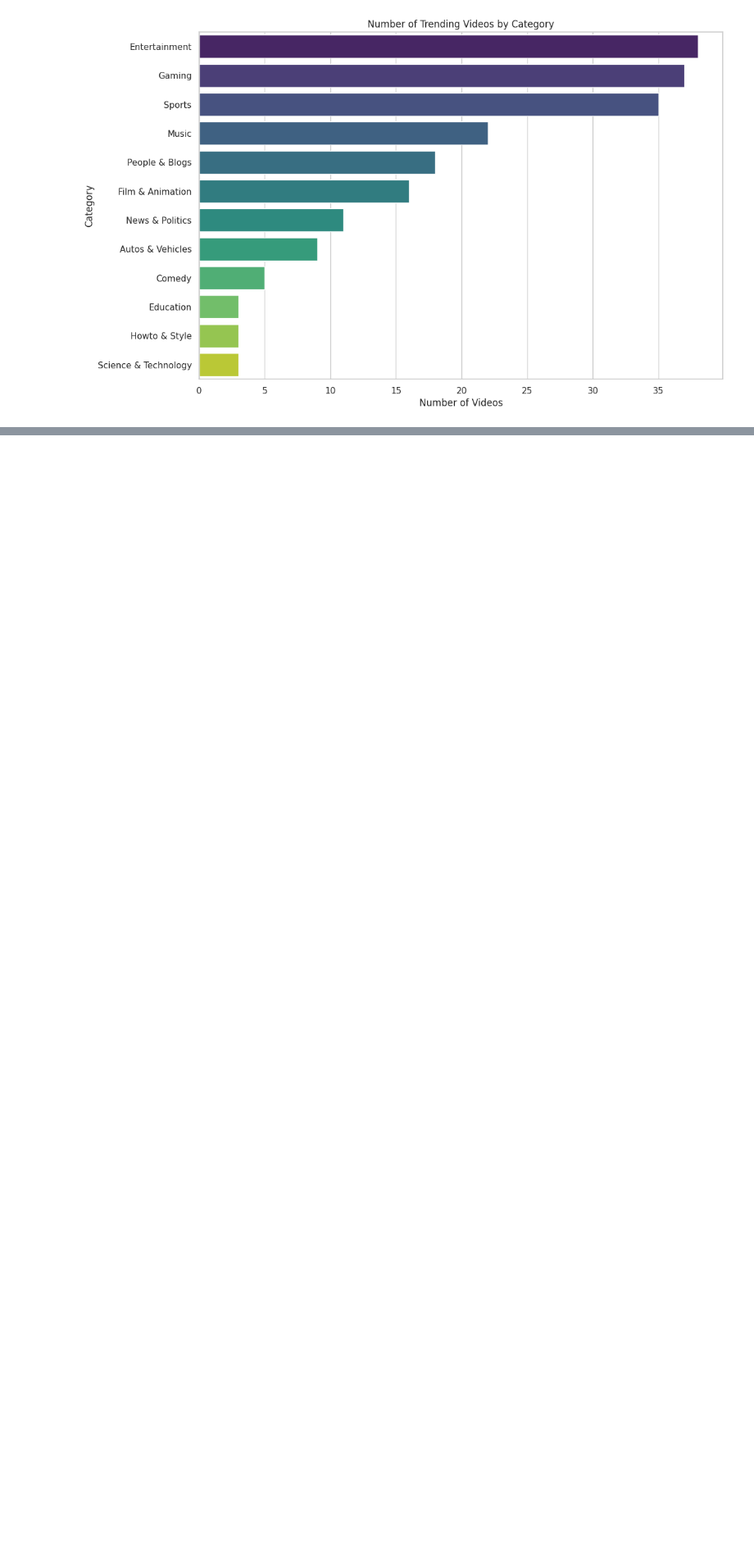
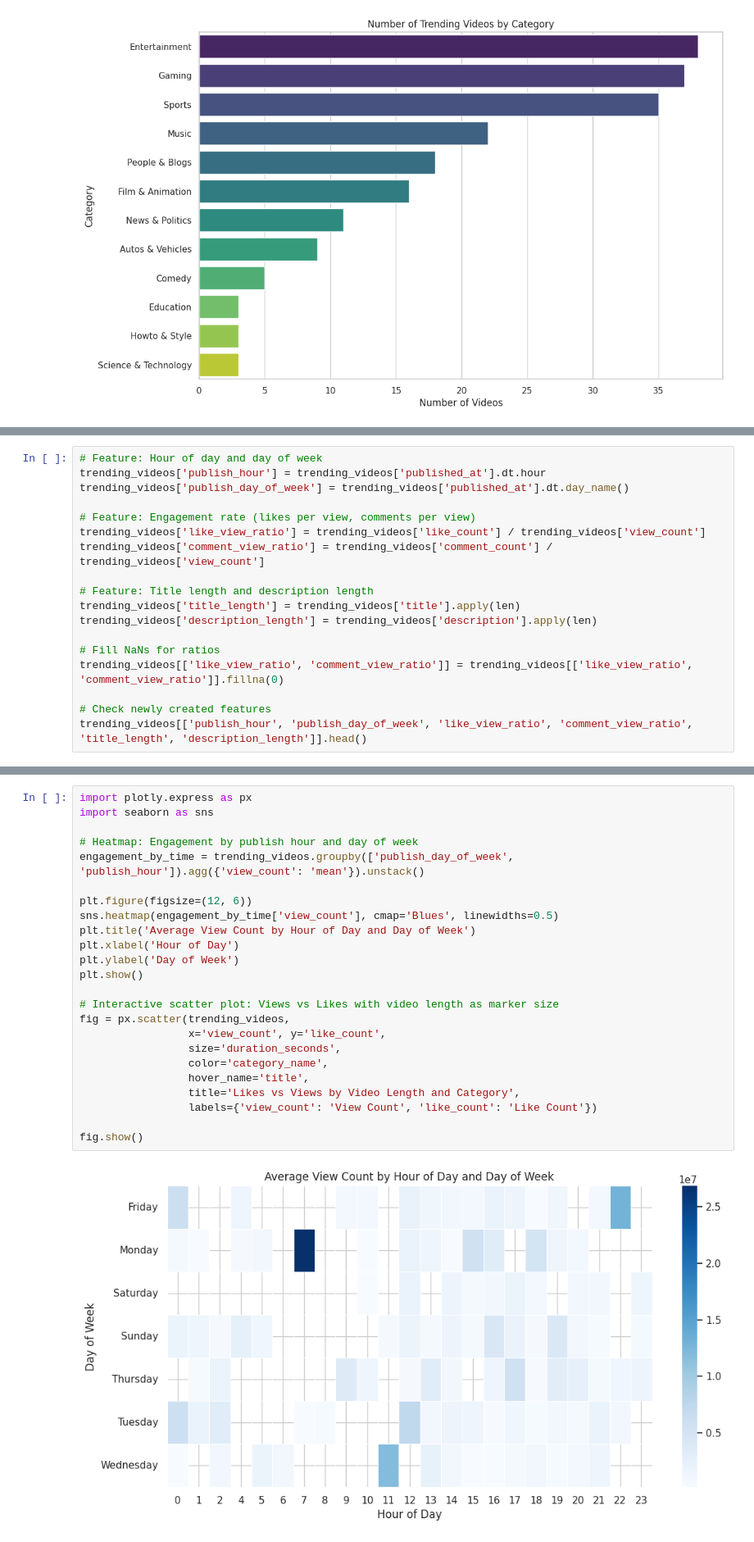
Before and after one commit to ARYAA98/YoutubeDataAnalysis, a Jupyter notebook: UK_YoutubeDataAnalysis.ipynb, the cells around one changed output, grey strips where cells are left out. Shown: that part at 82% size. Saved outputs shown, nothing was run; the diff lists cells and outputs as text; blank space fills up the shorter version.

```diff
--- a/UK_YoutubeDataAnalysis.ipynb
+++ b/UK_YoutubeDataAnalysis.ipynb
@@ -292,0 +426,18 @@ plt.show()
+# %%
+# Feature: Hour of day and day of week
+trending_videos['publish_hour'] = trending_videos['published_at'].dt.hour
+trending_videos['publish_day_of_week'] = trending_videos['published_at'].dt.day_name()
+
+# Feature: Engagement rate (likes per view, comments per view)
+trending_videos['like_view_ratio'] = trending_videos['like_count'] / trending_videos['view_count']
+trending_videos['comment_view_ratio'] = trending_videos['comment_count'] / trending_videos['view_count']
+
+# Feature: Title length and description length
+trending_videos['title_length'] = trending_videos['title'].apply(len)
+trending_videos['description_length'] = trending_videos['description'].apply(len)
+
+# Fill NaNs for ratios
+trending_videos[['like_view_ratio', 'comment_view_ratio']] = trending_videos[['like_view_ratio', 'comment_view_ratio']].fillna(0)
+
+# Check newly created features
+trending_videos[['publish_hour', 'publish_day_of_week', 'like_view_ratio', 'comment_view_ratio', 'title_length', 'description_length']].head()
@@ -292,0 +451,26 @@ plt.show()
+# %%
+import plotly.express as px
+import seaborn as sns
+
+# Heatmap: Engagement by publish hour and day of week
+engagement_by_time = trending_videos.groupby(['publish_day_of_week', 'publish_hour']).agg({'view_count': 'mean'}).unstack()
+
+plt.figure(figsize=(12, 6))
+sns.heatmap(engagement_by_time['view_count'], cmap='Blues', linewidths=0.5)
+plt.title('Average View Count by Hour of Day and Day of Week')
+plt.xlabel('Hour of Day')
+plt.ylabel('Day of Week')
+plt.show()
+
+# Interactive scatter plot: Views vs Likes with video length as marker size
+fig = px.scatter(trending_videos,
+                 x='view_count', y='like_count',
+                 size='duration_seconds',
+                 color='category_name',
+                 hover_name='title',
+                 title='Likes vs Views by Video Length and Category',
+                 labels={'view_count': 'View Count', 'like_count': 'Like Count'})
+
+fig.show()
+# %% [output]
+[figure, added]
```
Also changed, not shown: parts of 14 cells of this notebook.
